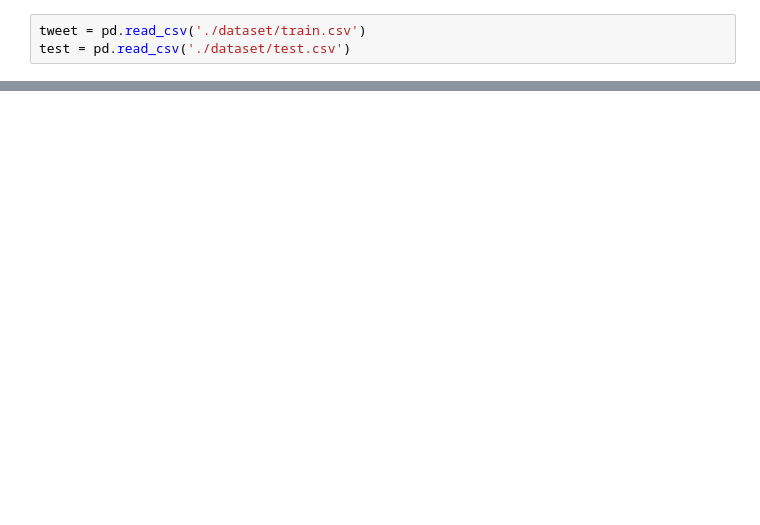
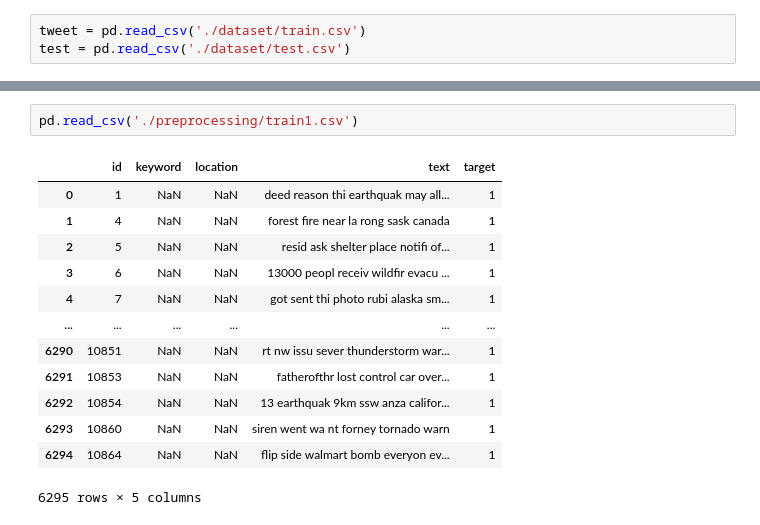
Before and after one commit to yakhimm/Disaster_Tweets, a Jupyter notebook: preprocessing.ipynb, the cells around one changed output, grey strips where cells are left out. Cells and saved outputs as stored; diff of their text form; blank space fills up the shorter version.

```diff
--- a/preprocessing.ipynb
+++ b/preprocessing.ipynb
@@ -250,0 +480,16 @@ Tiền xử lý vào ghi dữ liệu của tập test thành công !!
+# %%
+pd.read_csv('./preprocessing/train1.csv')
+# %% [output]
+|  | id | keyword | location | text | target |
+| 0 | 1 | NaN | NaN | deed reason thi earthquak may all... | 1 |
+| 1 | 4 | NaN | NaN | forest fire near la rong sask canada | 1 |
+| 2 | 5 | NaN | NaN | resid ask shelter place notifi of... | 1 |
+| 3 | 6 | NaN | NaN | 13000 peopl receiv wildfir evacu ... | 1 |
+| 4 | 7 | NaN | NaN | got sent thi photo rubi alaska sm... | 1 |
+| ... | ... | ... | ... | ... | ... |
+| 6290 | 10851 | NaN | NaN | rt nw issu sever thunderstorm war... | 1 |
+| 6291 | 10853 | NaN | NaN | fatherofthr lost control car over... | 1 |
+| 6292 | 10854 | NaN | NaN | 13 earthquak 9km ssw anza califor... | 1 |
+| 6293 | 10860 | NaN | NaN | siren went wa nt forney tornado warn | 1 |
+| 6294 | 10864 | NaN | NaN | flip side walmart bomb everyon ev... | 1 |
+6295 rows × 5 columns
```
Also changed, not shown: parts of 19 cells of this notebook, 7 other files.
